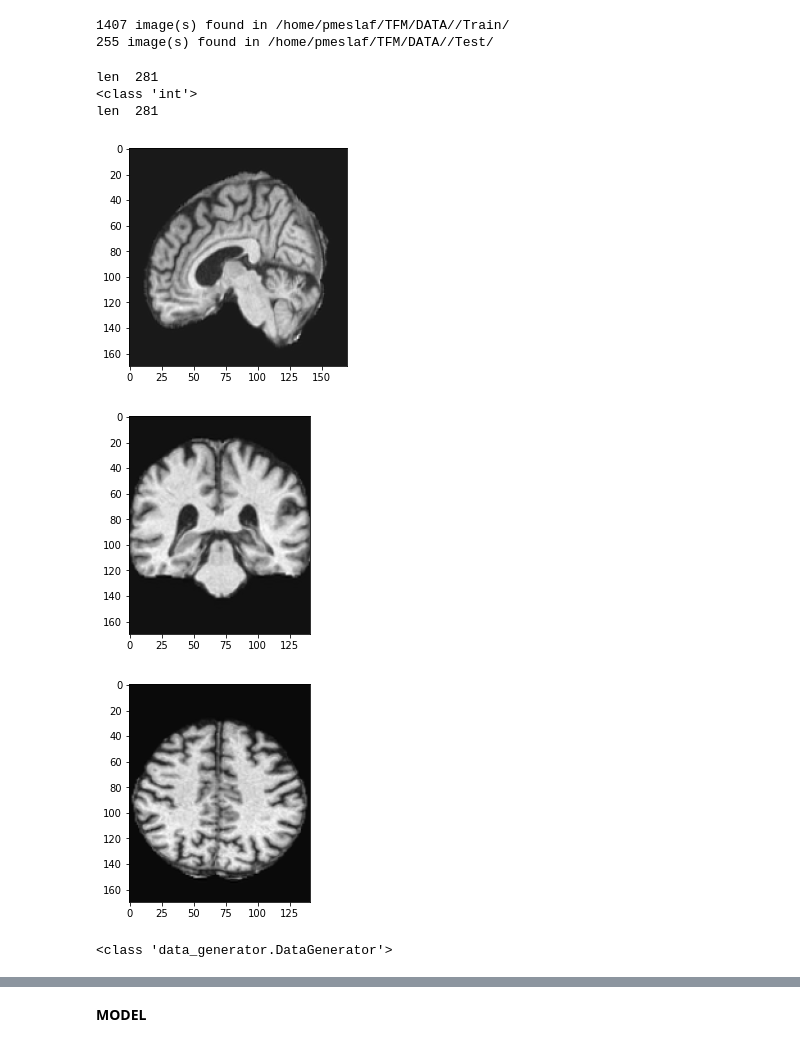
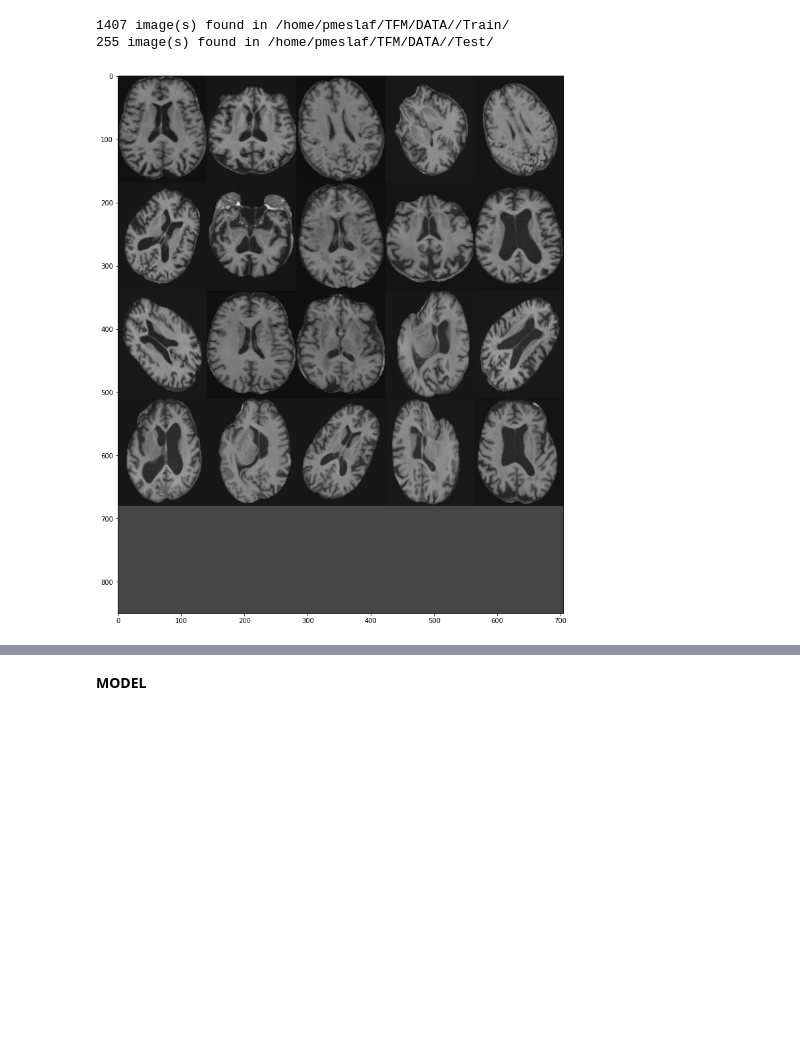
Before and after one commit to PabloMesas/TFM, a Jupyter notebook: convolutional_1.ipynb, the cells around one changed output, grey strips where cells are left out. Saved outputs shown, nothing was run; the diff lists cells and outputs as text; code cells hidden in the pictures; blank space fills up the shorter version.

Commit message:
Corregido errores de normalizacion en el DataGen

```diff
--- a/convolutional_1.ipynb
+++ b/convolutional_1.ipynb
@@ -57,7 +57,7 @@ project_dir = "/home/pmeslaf/TFM/DATA/"
 # config = tf.config.experimental.set_memory_growth(physical_devices[0], True)
 # config = tf.config.experimental.set_memory_growth(physical_devices[1], True)
 # %%
-batch_size = 5
+batch_size = 40
 epochs = 100
 # frozen_epochs = 100
 num_classes = 3
@@ -89,28 +89,27 @@ test_generator = DataGenerator(data_path=project_dir + '/Test/',
 1407 image(s) found in /home/pmeslaf/TFM/DATA//Train/
 255 image(s) found in /home/pmeslaf/TFM/DATA//Test/
 # %%
-print('len ', str(training_generator.__len__()))
-print(type(training_generator.__len__()))
-print('len ', str(len(training_generator)))
-# X, y = training_generator.__getitem__(1)
-X, y = training_generator[1]
-# print(X[0,0,:,:,0])
-plt.imshow(X[0,:,:,65, 0], cmap='gray' )
-plt.show()
-plt.imshow(X[0,:,100,:, 0], cmap='gray' )
-plt.show()
-plt.imshow(X[0,60,:,:, 0], cmap='gray' )
-plt.show()
+# print('len ', str(training_generator.__len__()))
+# print(type(training_generator.__len__()))
+# print('len ', str(len(training_generator)))
+# # X, y = training_generator.__getitem__(1)
+# X, y = training_generator[1]
+# # print(X[0,0,:,:,0])
+# plt.imshow(X[0,:,:,65, 0], cmap='gray' )
+# plt.show()
+# plt.imshow(X[0,:,100,:, 0], cmap='gray' )
+# plt.show()
+# plt.imshow(X[0,60,:,:, 0], cmap='gray' )
+# plt.show()
 
-print(type(training_generator))
+# print(type(training_generator))
-# %% [output]
-len  281
-<class 'int'>
-len  281
-[figure, removed]
-[figure, removed]
-[figure, removed]
-<class 'data_generator.DataGenerator'>
+# %%
+X, y = training_generator[1]
+fig, ax1 = plt.subplots(1, 1, figsize = (25,25))
+ax1.imshow(montage(X[:,70,:,:,0]), cmap ='gray')
+plt.show()
+# %% [output]
+[figure, added]
 # %%
 plt.imshow(X[0,:,:,50, 0], cmap='gray' )
 plt.show()
```
Also changed, not shown: parts of 3 cells of this notebook, 2 other files.
